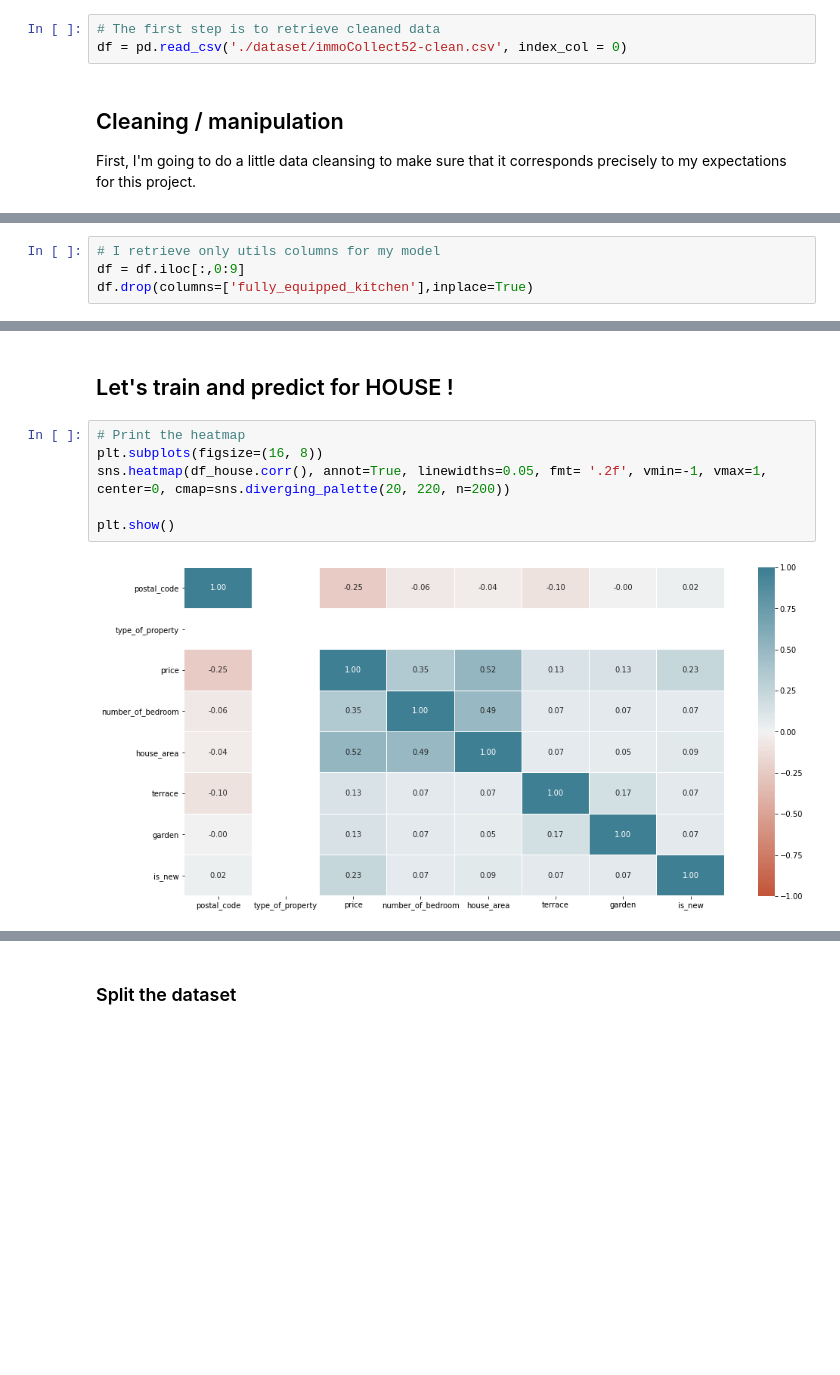
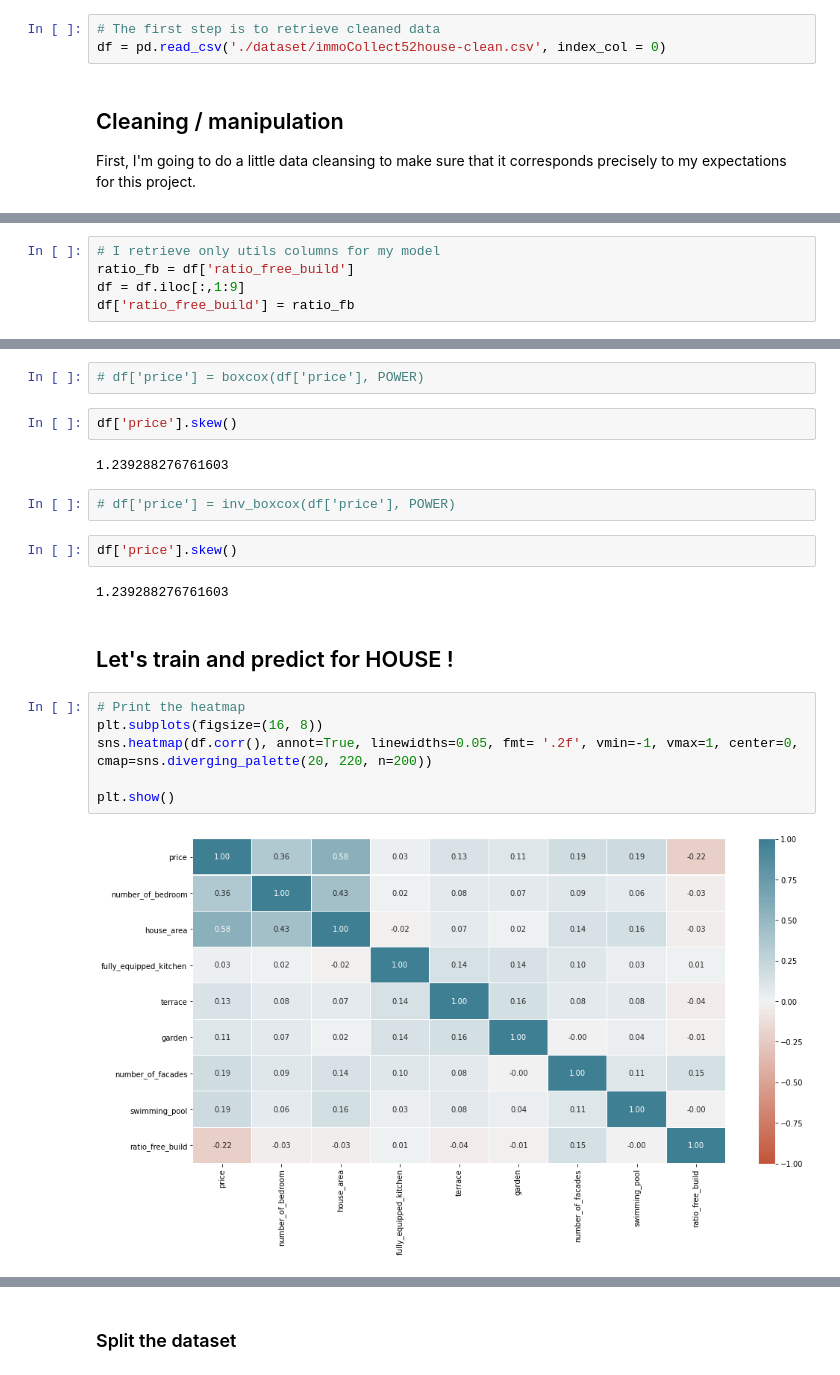
Before and after one commit to leersmathieu/ImmoEliza-API, a Jupyter notebook: model52house.ipynb, the cells around one changed output, grey strips where cells are left out. Drawn from its saved outputs; the diff is of its cells as text; blank space fills up the shorter version.

Commit message:
epic upgrade of cleaning and modeling part

```diff
--- a/model52house.ipynb
+++ b/model52house.ipynb
@@ -15,7 +15,7 @@ from sklearn.metrics import r2_score
 # %matplotlib notebook
 # %%
 # The first step is to retrieve cleaned data
-df = pd.read_csv('./dataset/immoCollect52-clean.csv', index_col = 0)
+df = pd.read_csv('./dataset/immoCollect52house-clean.csv', index_col = 0)
 # %% [markdown]
 ## Cleaning / manipulation
 
@@ -34,4 +34,5 @@ df.head()
 # %%
 # I retrieve only utils columns for my model
-df = df.iloc[:,0:9]
-df.drop(columns=['fully_equipped_kitchen'],inplace=True)
+ratio_fb = df['ratio_free_build']
+df = df.iloc[:,1:9]
+df['ratio_free_build'] = ratio_fb
@@ -68,11 +125,23 @@ memory usage: 1.3 MB
+# %%
+# df['price'] = boxcox(df['price'], POWER)
+# %%
+df['price'].skew()
+# %% [output]
+1.239288276761603
+# %%
+# df['price'] = inv_boxcox(df['price'], POWER)
+# %%
+df['price'].skew()
+# %% [output]
+1.239288276761603
 # %% [markdown]
 ## Let's train and predict for HOUSE !
 # %%
 # Print the heatmap
 plt.subplots(figsize=(16, 8))
-sns.heatmap(df_house.corr(), annot=True, linewidths=0.05, fmt= '.2f', vmin=-1, vmax=1, center=0, cmap=sns.diverging_palette(20, 220, n=200))
+sns.heatmap(df.corr(), annot=True, linewidths=0.05, fmt= '.2f', vmin=-1, vmax=1, center=0, cmap=sns.diverging_palette(20, 220, n=200))
 
 plt.show()
 # %% [output]
-[figure, old version]
+[figure, new version]
 # %%
```
Also changed, not shown: parts of 44 cells of this notebook, 8 other files.
